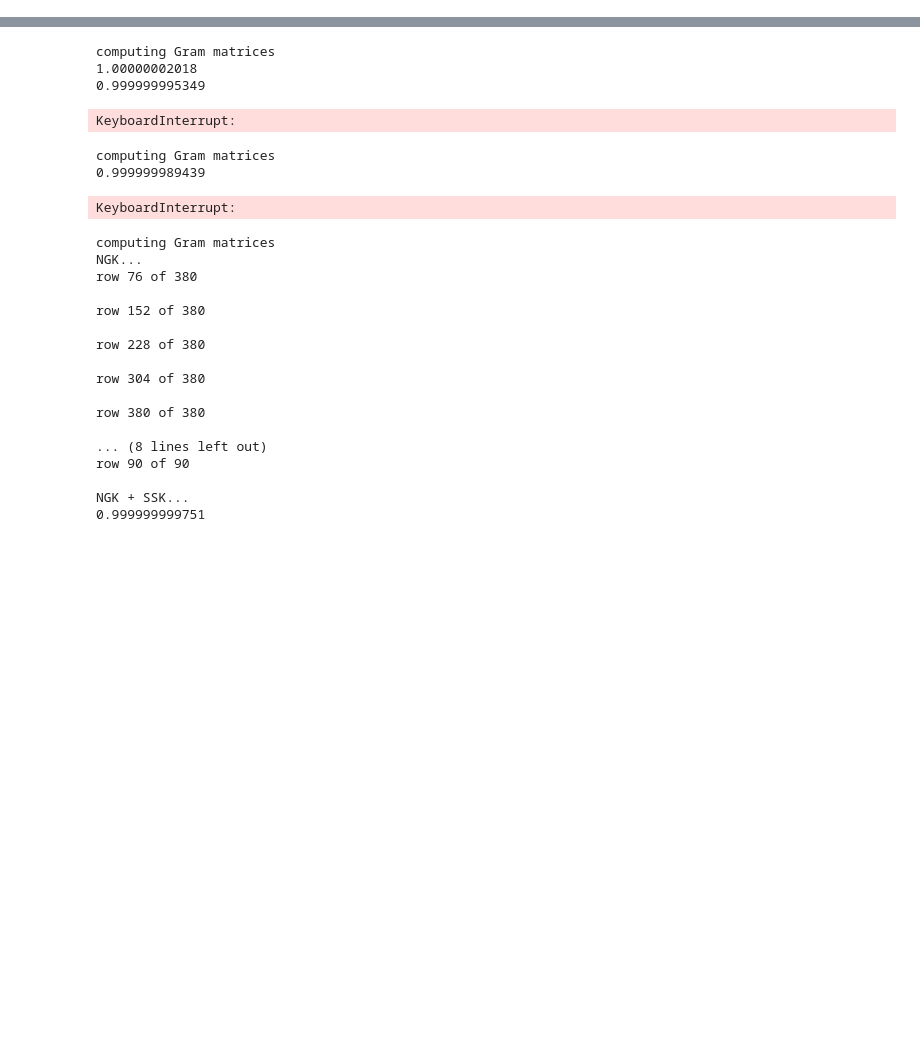
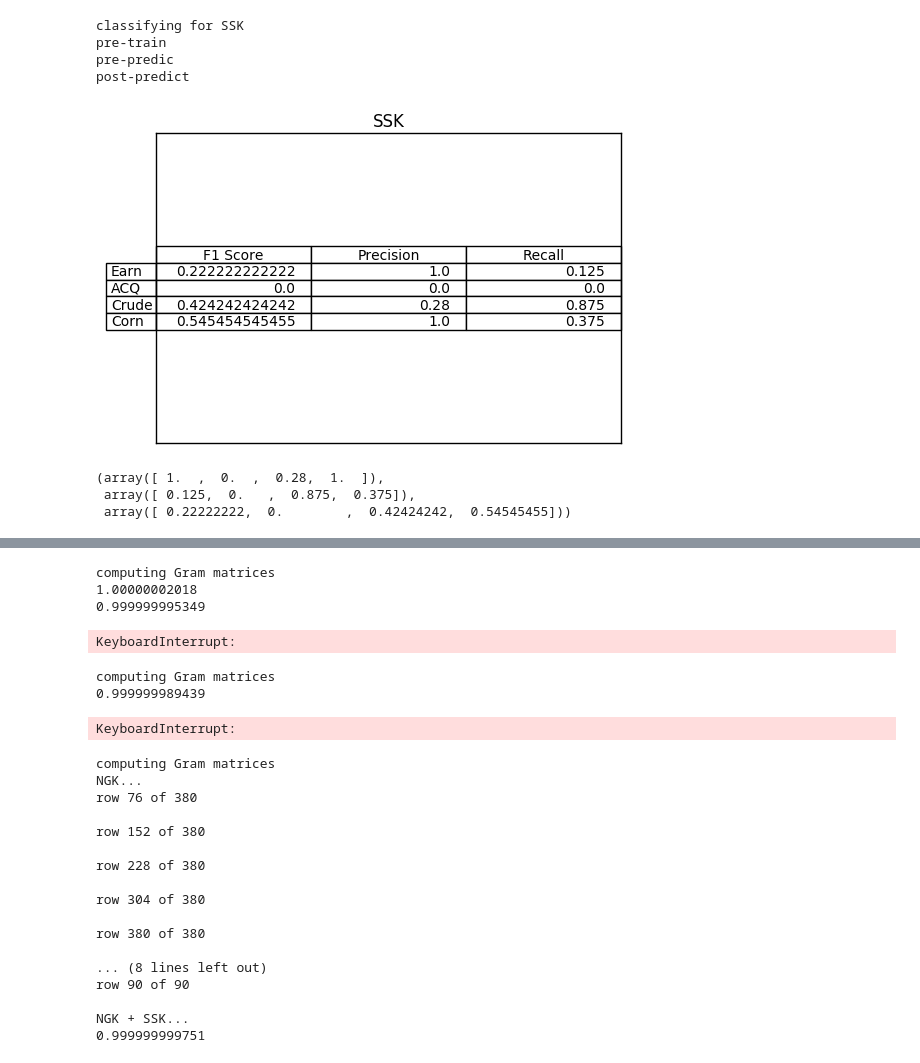
Before and after one commit to fabianschilling/string-kernels, a Jupyter notebook: notebooks/StartExperiment.ipynb, the cells around one changed output, grey strips where cells are left out. Saved outputs shown, nothing was run; the diff lists cells and outputs as text; code cells hidden in the pictures; blank space fills up the shorter version.

```diff
--- a/notebooks/StartExperiment.ipynb
+++ b/notebooks/StartExperiment.ipynb
@@ -14 +88,13 @@ testExp.run_fast_WK_test()
+# %%
+#This seems to be taking forever... find out why
+testExp.run_SSK_test(4,0.5,"smallset4")
+# %% [output]
+classifying for SSK
+pre-train
+pre-predic
+post-predict
+[figure, added]
+(array([ 1.  ,  0.  ,  0.28,  1.  ]),
+ array([ 0.125,  0.   ,  0.875,  0.375]),
+ array([ 0.22222222,  0.        ,  0.42424242,  0.54545455]))
 # %%
```
Also changed, not shown: parts of 10 cells of this notebook, 1 other file.
